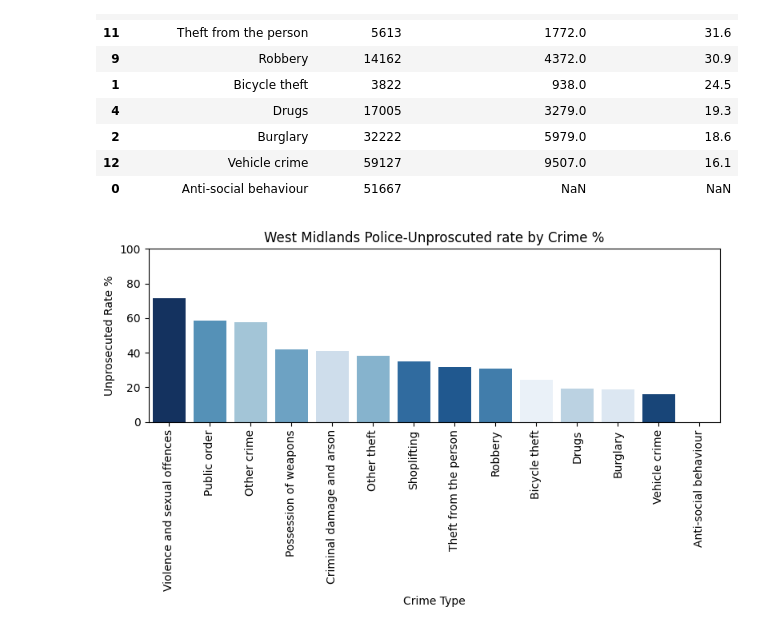
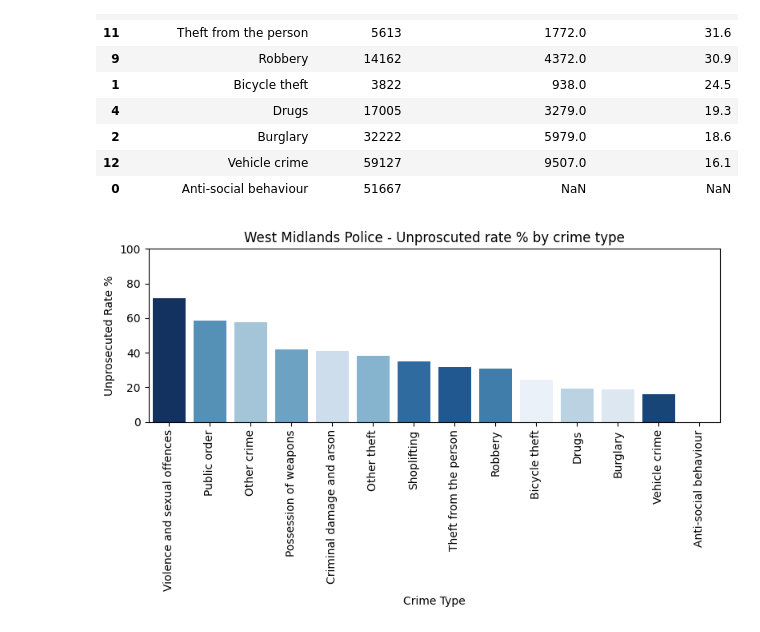
Before and after one commit to zhangwiki86-soton/L7---Data-Analysis-and-Visualisation, a Jupyter notebook: main_analysis.ipynb, the cells around one changed output. Cells and saved outputs as stored; diff of their text form; code cells hidden in the pictures.

```diff
--- a/main_analysis.ipynb
+++ b/main_analysis.ipynb
@@ -1080,13 +1063,13 @@ unproscuted_rate.sort_values(by=["unproscuted_rate%"],ascending=False)
 # %%
 plt.figure(figsize=(8, 5))
 sns.barplot(data=unproscuted_rate, x='Crime type', y='unproscuted_rate%', order=unproscuted_rate.sort_values(by='unproscuted_rate%', ascending=False)['Crime type'], hue=unproscuted_rate.index, palette='Blues', legend=False)
 #hue=unproscuted_rate.index, palette='Blues', legend=False)
-plt.title('West Midlands Police-Unproscuted rate by Crime %')
+plt.title('West Midlands Police - Unproscuted rate % by crime type')
 plt.ylim(0, 100)
 plt.xlabel('Crime Type')
 plt.ylabel('Unprosecuted Rate %')
 plt.xticks(rotation=90)
 plt.tight_layout()
 plt.show()
 # %% [output]
-[figure, old version]
+[figure, new version]
```
Also changed, not shown: parts of 54 cells of this notebook.
